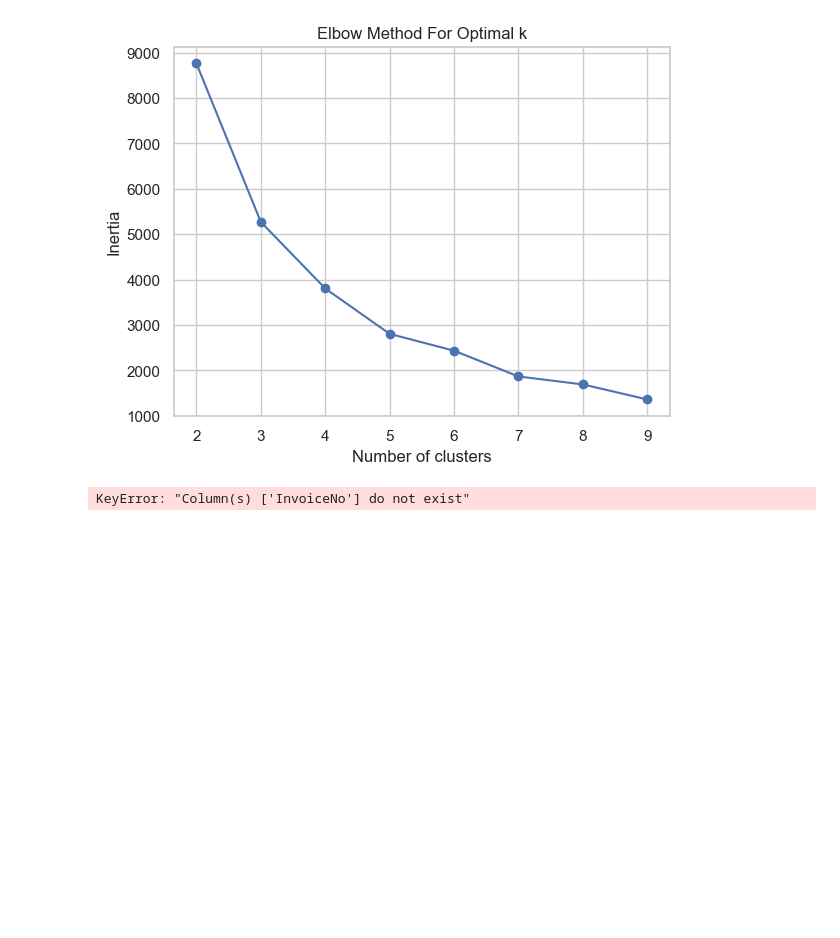
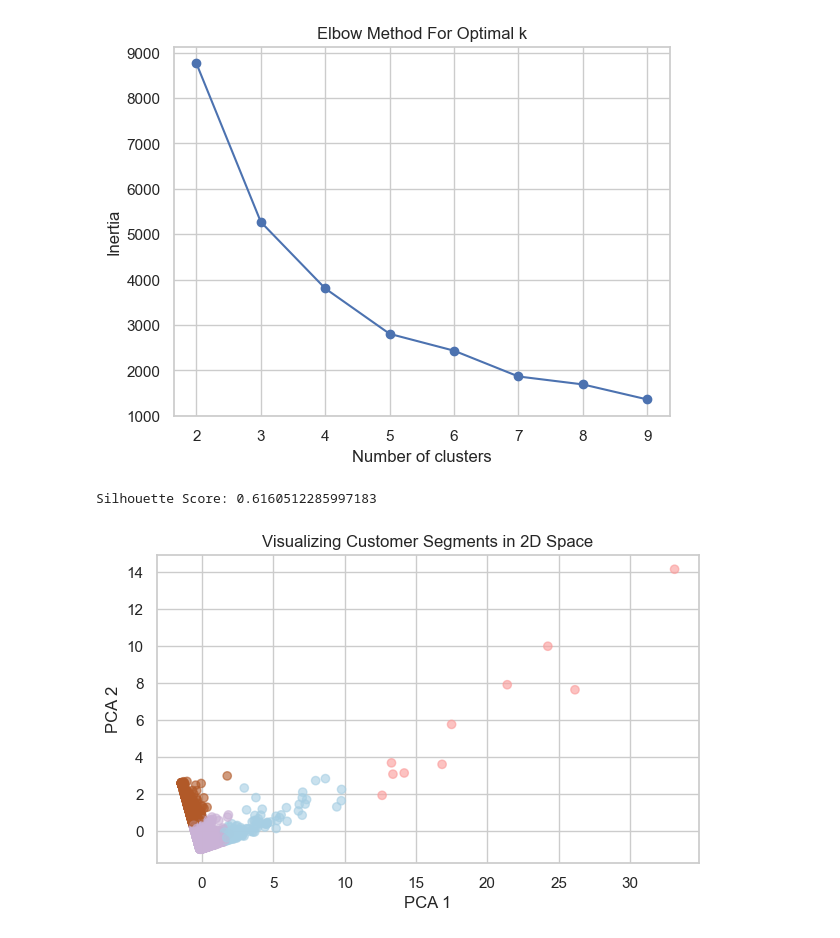
Before and after one commit to Alirezaab78/Online_Retail_II, a Jupyter notebook: main.ipynb, the cells around one changed output. Drawn from its saved outputs; the diff is of its cells as text; code cells hidden in the pictures; blank space fills up the shorter version.

```diff
--- a/main.ipynb
+++ b/main.ipynb
@@ -441,41 +441,27 @@ plt.title('Elbow Method For Optimal k')
 plt.show()
 # %% [output]
 [figure]
-# %%
-import pandas as pd
-
-
-# === 1. ستون Revenue (برای Monetary) ===
-# Revenue = Quantity × Price
-df["Revenue"] = df["Quantity"] * df["Price"]
-
-# === 2. تعیین تاریخ مبنا برای Recency ===
-# تاریخ مبنا یک روز بعد از آخرین خرید در کل دیتاست
-reference_date = df['InvoiceDate'].max() + pd.Timedelta(days=1)
-s
-# === 3. محاسبه Recency برای هر مشتری ===
-# Recency = فاصله روزی بین آخرین خرید مشتری و تاریخ مبنا
-recency_df = df.groupby("Customer ID").agg({
-    "InvoiceDate": lambda x: (reference_date - x.max()).days
-}).rename(columns={"InvoiceDate": "Recency"})
-
-# === 4. محاسبه Frequency برای هر مشتری ===
-# تعداد تراکنش‌های منحصربه‌فرد
-frequency_df = df.groupby("Customer ID").agg({
-    "InvoiceNo": "nunique"
-}).rename(columns={"InvoiceNo": "Frequency"})
-
-# === 5. محاسبه Monetary برای هر مشتری ===
-# مجموع Revenue هر مشتری
-monetary_df = df.groupby("Customer ID").agg({
-    "Revenue": "sum"
-}).rename(columns={"Revenue": "Monetary"})
-
-# === 6. ترکیب همه در جدول نهایی RFM ===
-rfm_df = recency_df.join(frequency_df).join(monetary_df)
-
-# بررسی خروجی
-print(rfm_df.head())
-print(rfm_df.shape)
-# %% [output]
-KeyError: "Column(s) ['InvoiceNo'] do not exist"
+# %%
+# Apply the K-Means model and assign clusters
+kmeans = KMeans(n_clusters=4, random_state=42)
+rfm['Cluster'] = kmeans.fit_predict(X_scaled)
+# %%
+from sklearn.metrics import silhouette_score
+score = silhouette_score(X_scaled, rfm['Cluster'])
+print("Silhouette Score:", score)
+# %% [output]
+Silhouette Score: 0.6160512285997183
+# %%
+from sklearn.decomposition import PCA
+
+pca = PCA(n_components=2)
+X_pca = pca.fit_transform(X_scaled)
+
+plt.figure(figsize=(7,4))
+plt.scatter(X_pca[:,0], X_pca[:,1], c=rfm['Cluster'], cmap='Paired', alpha=0.6)
+plt.xlabel('PCA 1')
+plt.ylabel('PCA 2')
+plt.title('Visualizing Customer Segments in 2D Space')
+plt.show()
+# %% [output]
+[figure, added]
```
Also changed, not shown: parts of 3 cells of this notebook.
